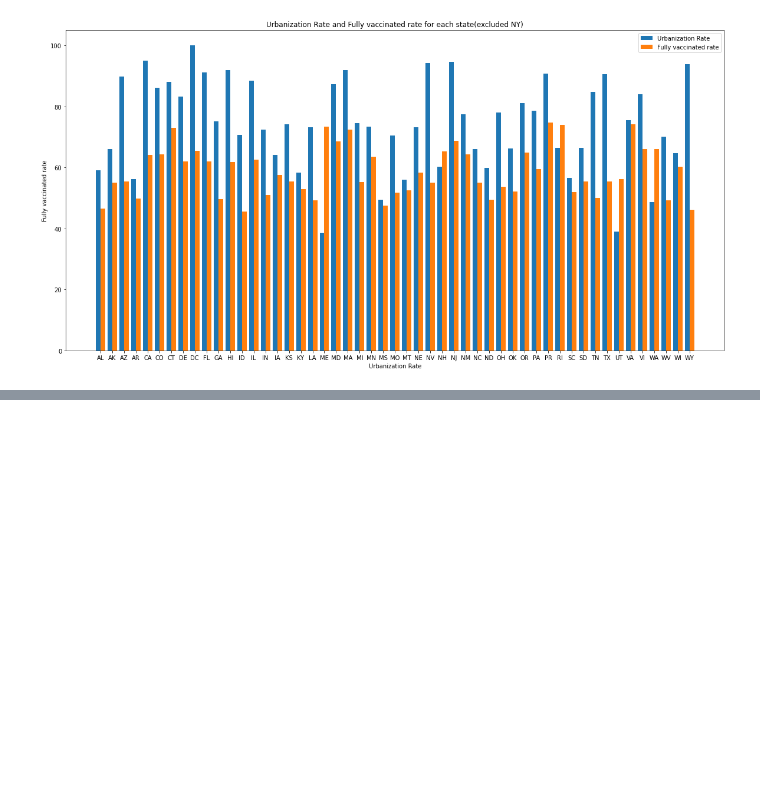
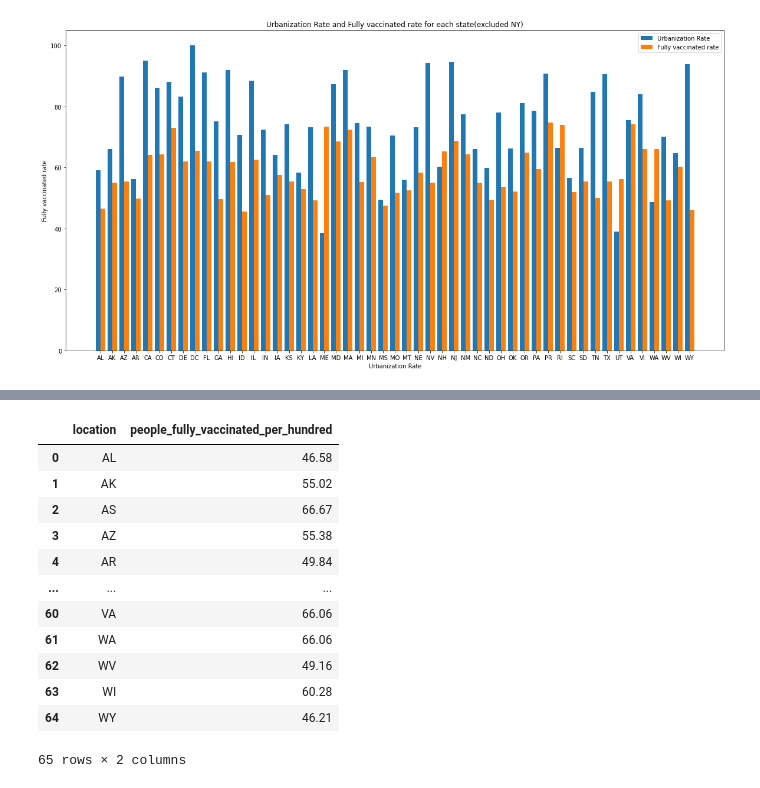
Before and after one commit to augustinexu/2021Fall_finals, a Jupyter notebook: final.ipynb, the cells around one changed output, grey strips where cells are left out. Cells and saved outputs as stored; diff of their text form; code cells hidden in the pictures; blank space fills up the shorter version.

```diff
--- a/final.ipynb
+++ b/final.ipynb
@@ -470,0 +488,75 @@ plt.show()
+# %%
+us_state_abbrev = {
+    'Alabama': 'AL',
+    'Alaska': 'AK',
+    'American Samoa': 'AS',
+    'Arizona': 'AZ',
+    'Arkansas': 'AR',
+    'California': 'CA',
+    'Colorado': 'CO',
+    'Connecticut': 'CT',
+    'Delaware': 'DE',
+    'District of Columbia': 'DC',
+    'Florida': 'FL',
+    'Georgia': 'GA',
+    'Guam': 'GU',
+    'Hawaii': 'HI',
+    'Idaho': 'ID',
+    'Illinois': 'IL',
+    'Indiana': 'IN',
+    'Iowa': 'IA',
+    'Kansas': 'KS',
+    'Kentucky': 'KY',
+    'Louisiana': 'LA',
+    'Maine': 'ME',
+    'Maryland': 'MD',
+    'Massachusetts': 'MA',
+    'Michigan': 'MI',
+    'Minnesota': 'MN',
+    'Mississippi': 'MS',
+    'Missouri': 'MO',
+    'Montana': 'MT',
+    'Nebraska': 'NE',
+    'Nevada': 'NV',
+    'New Hampshire': 'NH',
+    'New Jersey': 'NJ',
+    'New Mexico': 'NM',
+    'New York': 'NY',
+    'North Carolina': 'NC',
+    'North Dakota': 'ND',
+    'Northern Mariana Islands':'MP',
+    'Ohio': 'OH',
+    'Oklahoma': 'OK',
+    'Oregon': 'OR',
+    'Pennsylvania': 'PA',
+    'Puerto Rico': 'PR',
+    'Rhode Island': 'RI',
+    'South Carolina': 'SC',
+    'South Dakota': 'SD',
+    'Tennessee': 'TN',
+    'Texas': 'TX',
+    'Utah': 'UT',
+    'Vermont': 'VT',
+    'Virgin Islands': 'VI',
+    'Virginia': 'VA',
+    'Washington': 'WA',
+    'West Virginia': 'WV',
+    'Wisconsin': 'WI',
+    'Wyoming': 'WY'
+}
+max_vac_us['location'] = max_vac_us['location'].map(us_state_abbrev) # e.g., Alaska -> AK
+max_vac_us
+# %% [output]
+|  | location | people_fully_vaccinated_per_hundred |
+| 0 | AL | 46.58 |
+| 1 | AK | 55.02 |
+| 2 | AS | 66.67 |
+| 3 | AZ | 55.38 |
+| 4 | AR | 49.84 |
+| ... | ... | ... |
+| 60 | VA | 66.06 |
+| 61 | WA | 66.06 |
+| 62 | WV | 49.16 |
+| 63 | WI | 60.28 |
+| 64 | WY | 46.21 |
+65 rows × 2 columns
```
Also changed, not shown: parts of 2 cells of this notebook.
